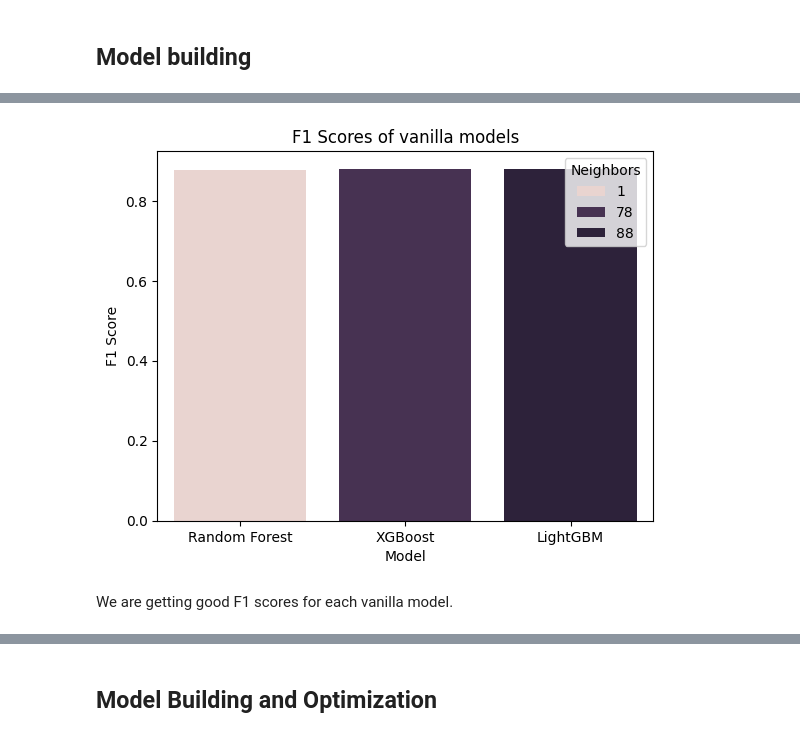
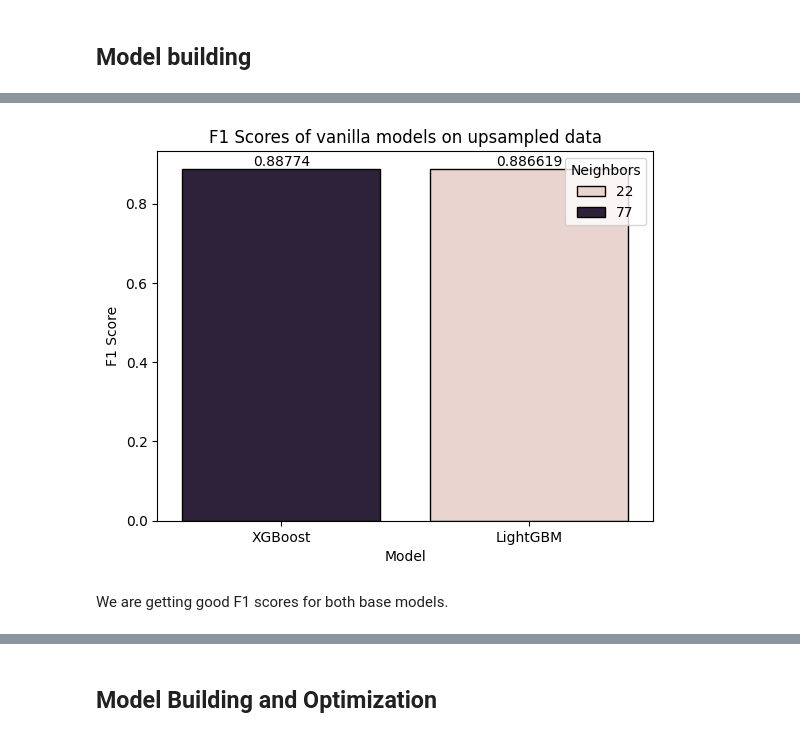
Before and after one commit to S84v/gst-analytics-hackathon, a Jupyter notebook: main.ipynb, the cells around one changed output, grey strips where cells are left out. Saved outputs shown, nothing was run; the diff lists cells and outputs as text; code cells hidden in the pictures.

Commit message:
Begin model building

```diff
--- a/main.ipynb
+++ b/main.ipynb
@@ -956,10 +892,10 @@ smote_neighbors_LGBM = []
 for num in np.linspace(1, 100, 11, dtype = int):
     smote.set_params(k_neighbors = num)
 
-    x_train_upsampled, y_train_upsampled = smote.fit_resample(x_train_scaled, y_train_ravel)
+    x_train_upsampled, y_train_upsampled = smote.fit_resample(x_train_imp, y_train_ravel)
 
     model_LGBM.fit(x_train_upsampled, y_train_upsampled)
-    model_LGBM_upsample_pred = model_LGBM.predict(x_val_scaled)
+    model_LGBM_upsample_pred = model_LGBM.predict(x_val_imp)
 
     LGBM_upsample_f1 = metrics.f1_score(y_val_ravel, model_LGBM_upsample_pred)
 
@@ -979,13 +915,13 @@ We get maximum F1 scores in between 80-100. Let us expand out search space over
 f1_LGBM = []
 smote_neighbors_LGBM = []
 
-for num in range(80, 101):
+for num in range(20, 31):
     smote.set_params(k_neighbors = num)
 
-    x_train_upsampled, y_train_upsampled = smote.fit_resample(x_train_scaled, y_train_ravel)
+    x_train_upsampled, y_train_upsampled = smote.fit_resample(x_train_imp, y_train_ravel)
 
     model_LGBM.fit(x_train_upsampled, y_train_upsampled)
-    model_LGBM_upsample_pred = model_LGBM.predict(x_val_scaled)
+    model_LGBM_upsample_pred = model_LGBM.predict(x_val_imp)
 
     LGBM_upsample_f1 = metrics.f1_score(y_val_ravel, model_LGBM_upsample_pred)
 
@@ -1007,18 +943,24 @@ max_score
 # %%
 model_smote.append('LightGBM')
 k_neighbors.append(max_score[1])
-f1_score_vanilla_model.append(max_score[0])
+f1_score_smote.append(max_score[0])
 # %%
 smote_f1_scores = pd.DataFrame({
     'Model': model_smote,
     'Neighbors': k_neighbors,
-    'F1 Score': f1_score_vanilla_model
+    'F1 Score': f1_score_smote
 })
 # %%
-ax = sns.barplot(y=smote_f1_scores['F1 Score'], x = smote_f1_scores['Model'], hue = smote_f1_scores['Neighbors'])
-ax.set_title('F1 Scores of vanilla models')
+ax = sns.barplot(y = smote_f1_scores['F1 Score'],
+                 x = smote_f1_scores['Model'],
+                 hue = smote_f1_scores['Neighbors'],
+                 edgecolor = 'black',
+                 linewidth = 1)
+ax.set_title('F1 Scores of vanilla models on upsampled data')
+ax.bar_label(ax.containers[0])
+ax.bar_label(ax.containers[1])
 plt.show()
 # %% [output]
-[figure, old version]
+[figure, new version]
 # %% [markdown]
-We are getting good F1 scores for each vanilla model.
+We are getting good F1 scores for both base models.
```
Also changed, not shown: parts of 74 cells of this notebook.
